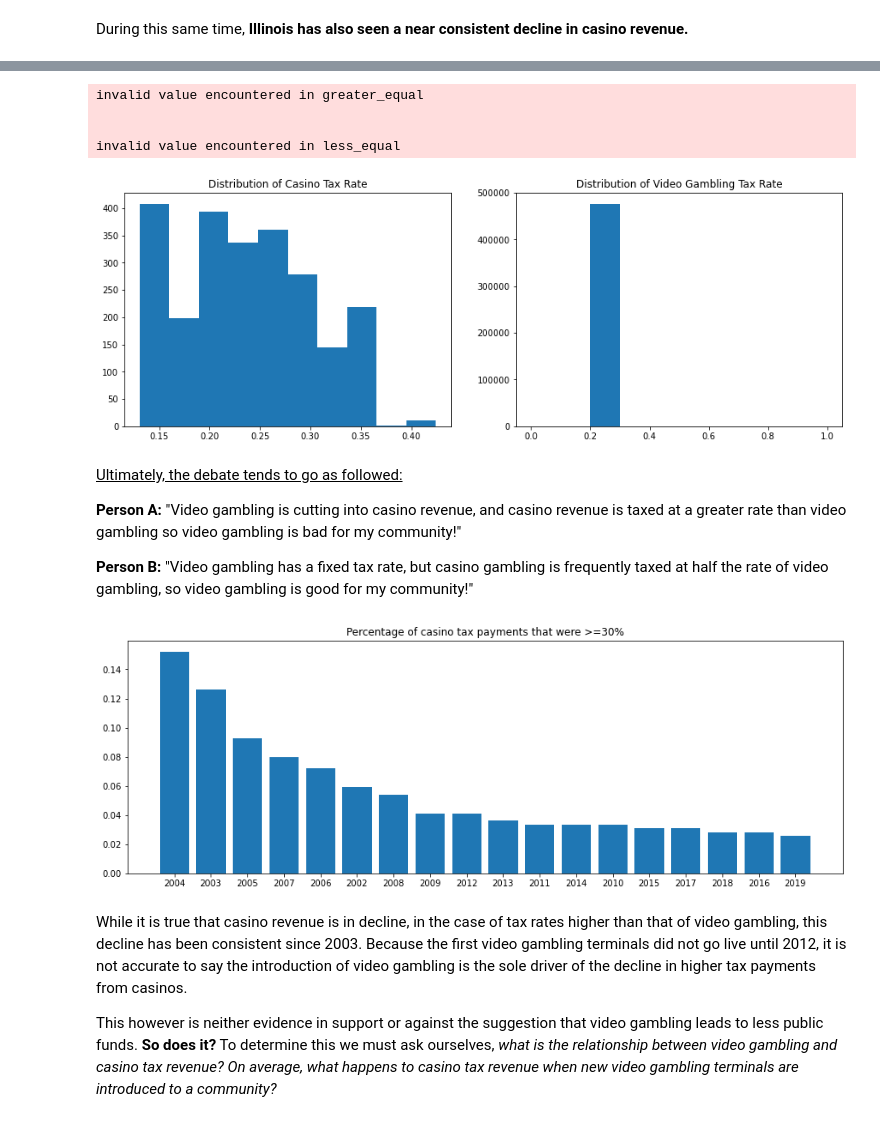
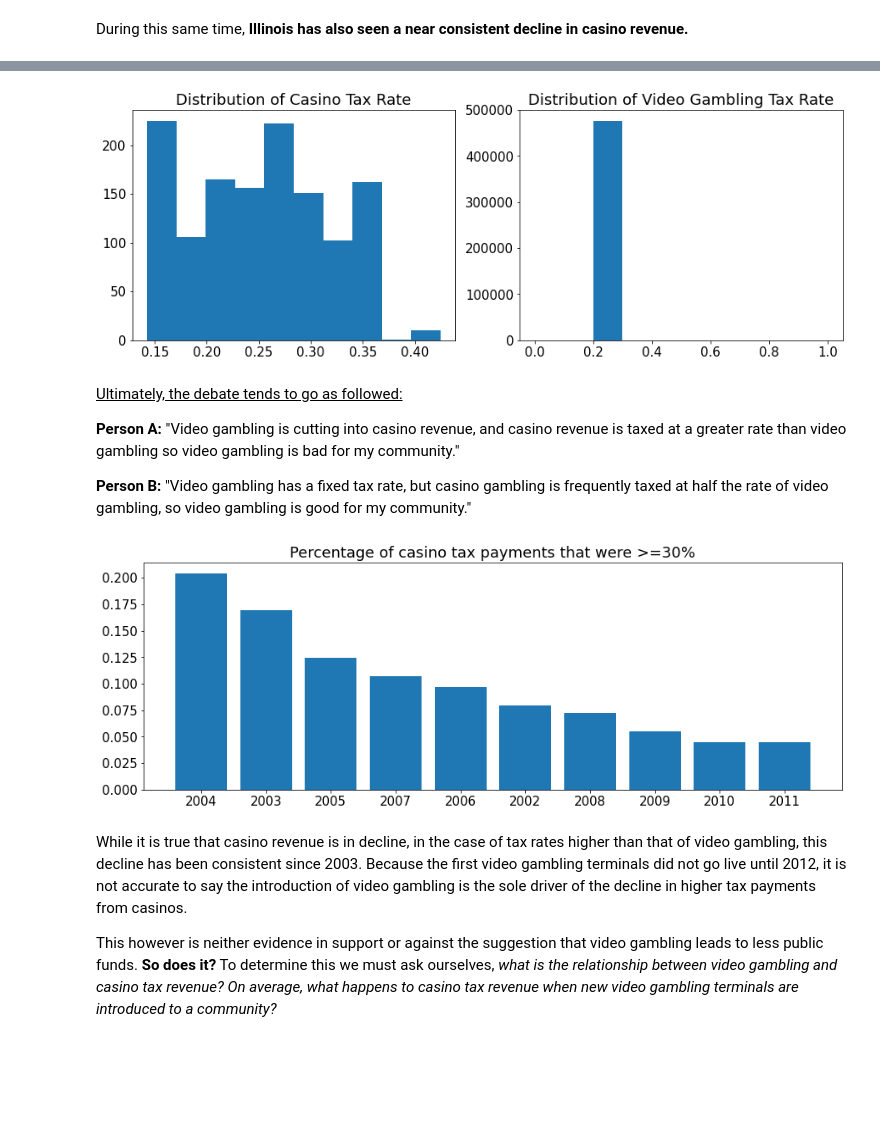
Before and after one commit to joelsewhere/illinois-gaming, a Jupyter notebook: notebooks/mvp.ipynb, the cells around one changed output, grey strips where cells are left out. Saved outputs shown, nothing was run; the diff lists cells and outputs as text; code cells hidden in the pictures; blank space fills up the shorter version.

```diff
--- a/notebooks/mvp.ipynb
+++ b/notebooks/mvp.ipynb
@@ -244,0 +255,31 @@ df = df.merge(query(video_demographics), on=['municipality', 'year'], right_inde
+# %%
+from matplotlib import rcParams
+rcParams.update({'font.size': 22})
+
+c =  query(casino)
+c['date'] = pd.to_datetime(c.date, format='%Y-%m')
+c.set_index('date', inplace=True)
+c  = c.groupby([pd.Grouper(freq='Y'), 'municipality']).sum().reset_index().set_index('date')
+c['year'] = [x.year for x in c.index]
+
+figure, axes = plt.subplots(3,3, figsize=(20,10))
+casinos = c.municipality.unique()
+for idx in range(len(casinos)):
+    frame = c[c.municipality == casinos[idx]][['casino_agr', 'year']].iloc[1:]
+    frame = frame[frame.year != 2020]
+    row, column = subplot_map(idx, 3)
+    sns.regplot(x=frame.year, y=frame.casino_agr, ax=axes[row,column])
+    axes[row, column].set_title(casinos[idx])
+    if row == 1 and column == 0:
+        axes[row, column].set_ylabel('Adjusted Gross Receipt')
+
+    elif row == 2 and column == 1:
+        axes[row, column].set_xlabel('Year')
+    else:
+        axes[row, column].set_xlabel('')
+        axes[row, column].set_ylabel('')
+
+# fig_path = os.path.join(os.pardir, 'static', 'casino_decline.png')
+# figure.savefig(fig_path)
+figure.suptitle('Casino Revenue', y=1.05, fontsize=50)
+figure.tight_layout()
@@ -285,7 +324,7 @@ Given the growth that has occurred for video gambling products, increased scruti
 > -[Illinois Gaming Board](https://www.igb.illinois.gov/CasinoFAQ.aspx#:~:text=The%20Illinois%20Gambling%20Act%20imposes,and%20a%20tax%20on%20admissions.&text=The%20admissions%20tax%20was%20increased,person%20to%20%243%20a%20person.)
 # %%
 # Visualization Code
-
+rcParams.update({'font.size': 15})
 fig, axes = plt.subplots(1,2, figsize=(15,5))
 
 q = """SELECT state_share, local_share, adjusted_gross_receipt, DATE_PART('year', date) as year
@@ -294,7 +333,7 @@ q = """SELECT state_share, local_share, adjusted_gross_receipt, DATE_PART('year'
 casino_tax_rate = query(q)
 public_dollars = (casino_tax_rate.local_share + casino_tax_rate.state_share)
 casino_tax_rate['tax_rate'] = public_dollars/(public_dollars + casino_tax_rate.adjusted_gross_receipt)
-axes[0].hist(casino_tax_rate.tax_rate)
+axes[0].hist(casino_tax_rate[casino_tax_rate.year < 2012].tax_rate)
 axes[0].set_title('Distribution of Casino Tax Rate')
 
 
@@ -308,25 +347,21 @@ video_tax_rate['rate'] = public_dollars/(video_tax_rate.net_terminal_income + pu
 plt.title('Distribution of Video Gambling Tax Rate')
 axes[1].hist(video_tax_rate.rate);
 # %% [output]
-invalid value encountered in greater_equal
-
-
-invalid value encountered in less_equal
-[figure, old version]
+[figure, new version]
 # %% [markdown]
 <u>Ultimately, the debate tends to go as followed:</u>
 
-**Person A:** "Video gambling is cutting into casino revenue, and casino revenue is taxed at a greater rate than video gambling so video gambling is bad for my community!"
+**Person A:** "Video gambling is cutting into casino revenue, and casino revenue is taxed at a greater rate than video gambling so video gambling is bad for my community."
 
-**Person B:** "Video gambling has a fixed tax rate, but casino gambling is frequently taxed at half the rate of video gambling, so video gambling is good for my community!"
+**Person B:** "Video gambling has a fixed tax rate, but casino gambling is frequently taxed at half the rate of video gambling, so video gambling is good for my community."
 # %%
 # Visualization Code
-series = casino_tax_rate[casino_tax_rate.tax_rate >= .3].year.value_counts(normalize=True)
+series = casino_tax_rate[(casino_tax_rate.tax_rate >= .3) & (casino_tax_rate.year < 2012)].year.value_counts(normalize=True)
 plt.figure(figsize=(15,5))
 plt.bar([str(int(x)) for x in series.index], series.values)
 plt.title('Percentage of casino tax payments that were >=30%');
 # %% [output]
-[figure, old version]
+[figure, new version]
 # %% [markdown]
 While it is true that casino revenue is in decline, in the case of tax rates higher than that of video gambling, this decline has been consistent since 2003. Because the first video gambling terminals did not go live until 2012, it is not accurate to say the introduction of video gambling is the sole driver of the decline in higher tax payments from casinos.
 
```
Also changed, not shown: parts of 63 cells of this notebook, 6 other files.
